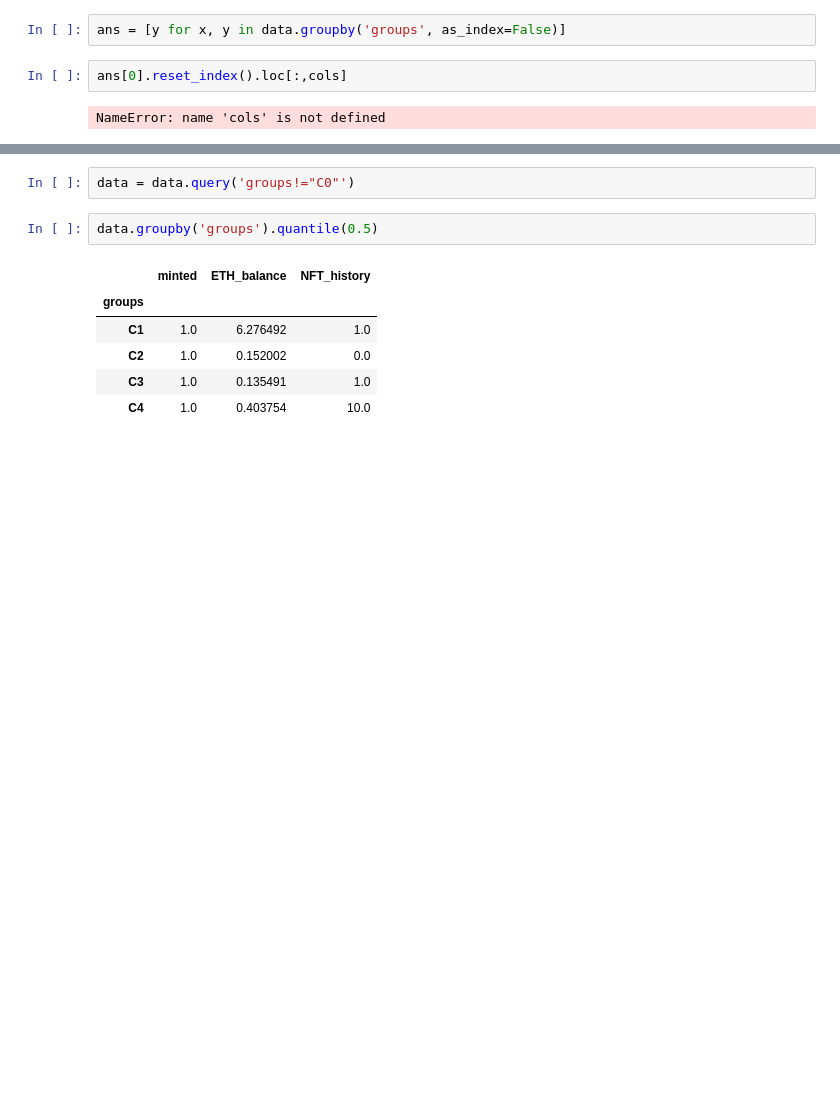
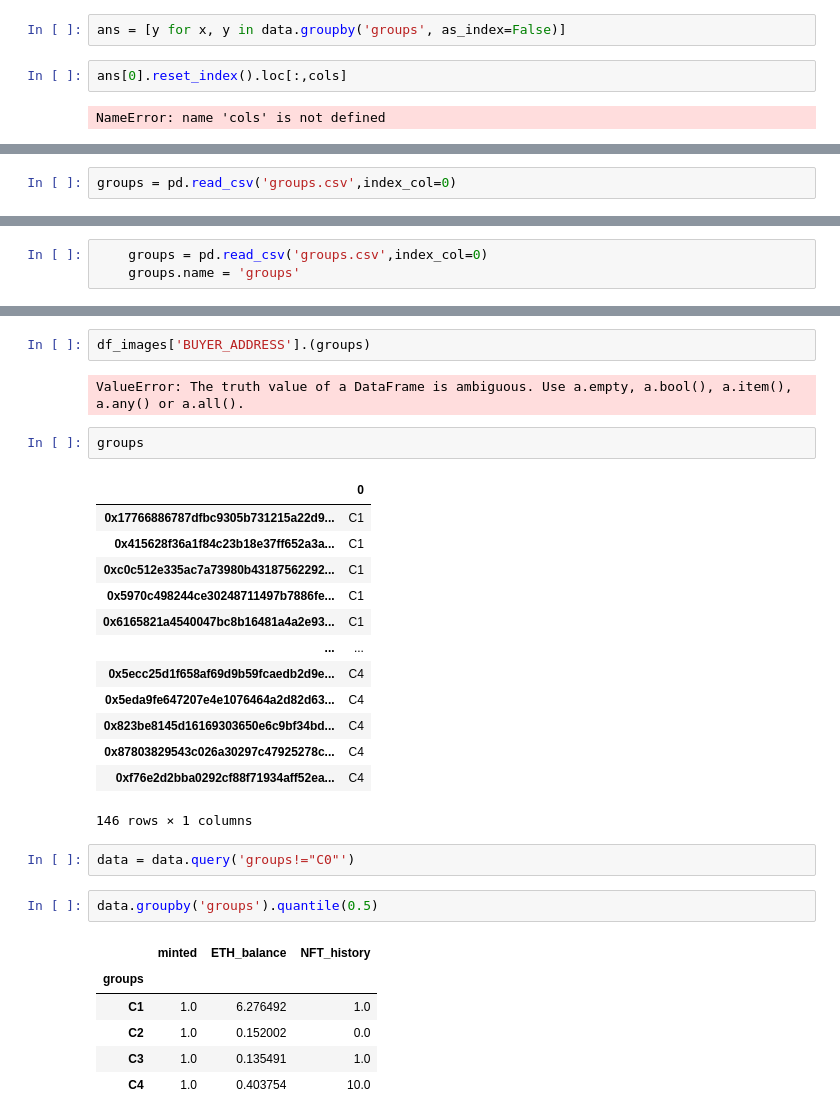
Before and after one commit to kkpsiren/streamlit_anchorhack_flipside, a Jupyter notebook: Untitled.ipynb, the cells around one changed output, grey strips where cells are left out. Cells and saved outputs as stored; diff of their text form; blank space fills up the shorter version.

```diff
--- a/Untitled.ipynb
+++ b/Untitled.ipynb
@@ -305,0 +309,2 @@ NameError: name 'cols' is not defined
+# %%
+groups = pd.read_csv('groups.csv',index_col=0)
@@ -305,0 +327,3 @@ NameError: name 'cols' is not defined
+# %%
+    groups = pd.read_csv('groups.csv',index_col=0)
+    groups.name = 'groups'
@@ -306,3 +346,23 @@ NameError: name 'cols' is not defined
+# %%
+df_images['BUYER_ADDRESS'].(groups)
+# %% [output]
+ValueError: The truth value of a DataFrame is ambiguous. Use a.empty, a.bool(), a.item(), a.any() or a.all().
+# %%
+groups
+# %% [output]
+|  | 0 |
+| 0x17766886787dfbc9305b731215a22d9... | C1 |
+| 0x415628f36a1f84c23b18e37ff652a3a... | C1 |
+| 0xc0c512e335ac7a73980b43187562292... | C1 |
+| 0x5970c498244ce30248711497b7886fe... | C1 |
+| 0x6165821a4540047bc8b16481a4a2e93... | C1 |
+| ... | ... |
+| 0x5ecc25d1f658af69d9b59fcaedb2d9e... | C4 |
+| 0x5eda9fe647207e4e1076464a2d82d63... | C4 |
+| 0x823be8145d16169303650e6c9bf34bd... | C4 |
+| 0x87803829543c026a30297c47925278c... | C4 |
+| 0xf76e2d2bba0292cf88f71934aff52ea... | C4 |
+146 rows × 1 columns
 # %%
 data = data.query('groups!="C0"')
 # %%
```
Also changed, not shown: parts of 6 cells of this notebook, 4 other files.
